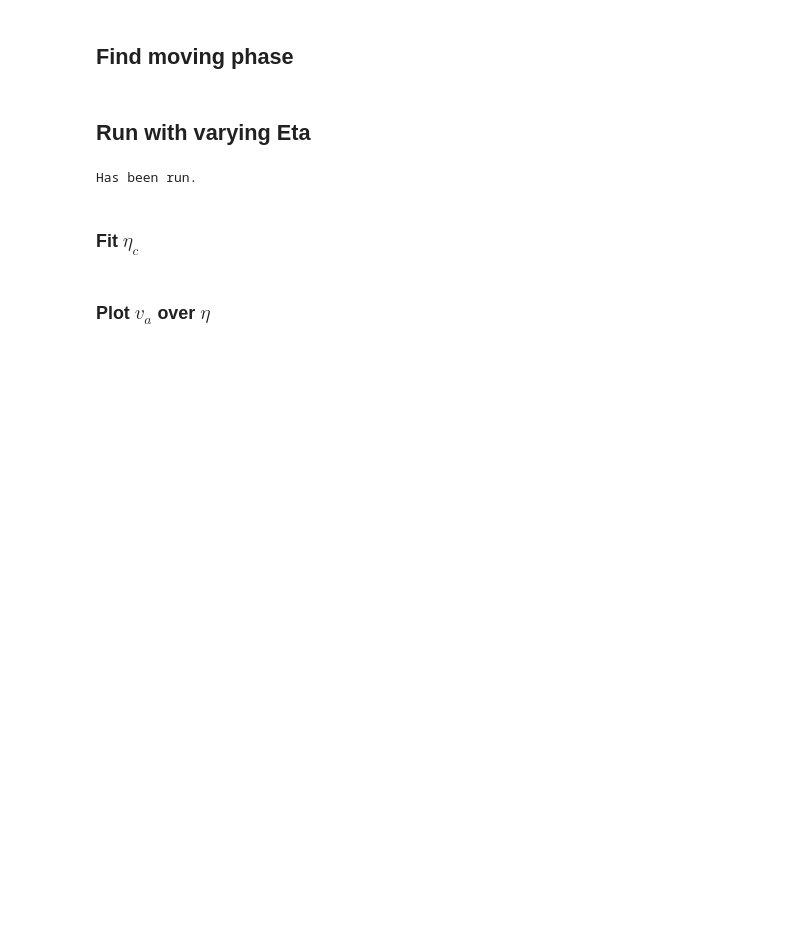
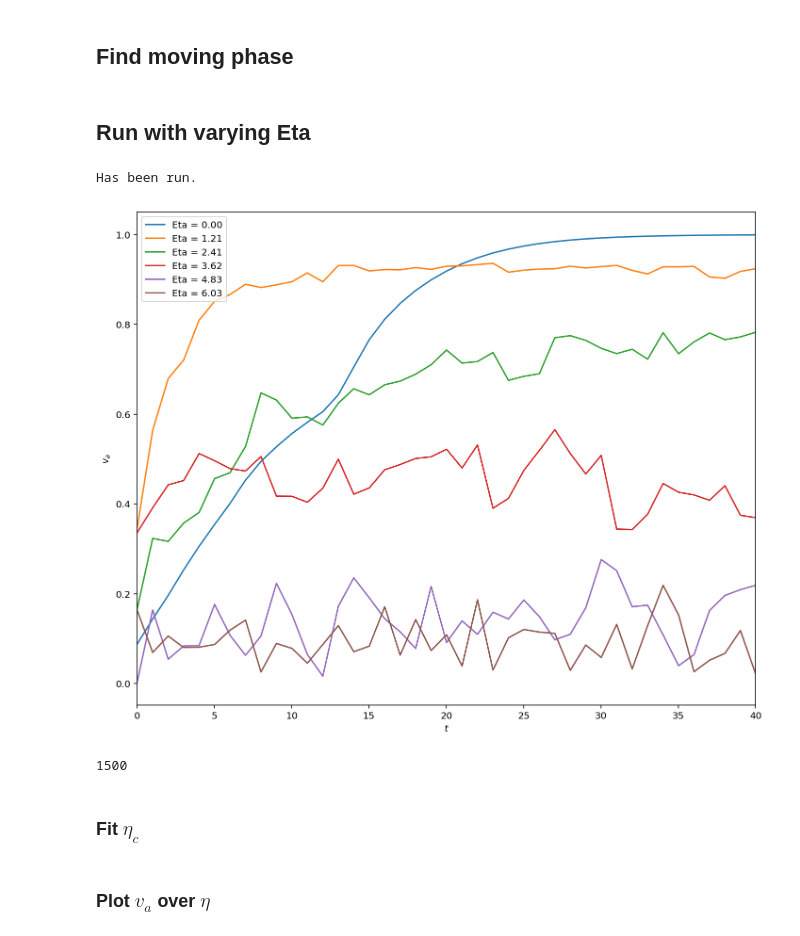
Before and after one commit to mismosmi/idea2birds, a Jupyter notebook: src/evaluate.ipynb, the cells around one changed output. Cells and saved outputs as stored; diff of their text form; code cells hidden in the pictures; blank space fills up the shorter version.

```diff
--- a/src/evaluate.ipynb
+++ b/src/evaluate.ipynb
@@ -47,7 +47,7 @@ HTML(animation.to_html5_video())
 # %% [markdown]
 ## Run with varying Eta
 # %%
-def avg_with_error(f, avg_time):
+def avg_with_error(f, avg_time, va_t = False, eta_index = 0, prerun_time = 500):
     var = np.zeros(avg_time)
     va_avg = 0
     for t in range(avg_time):
@@ -56,17 +56,20 @@ def avg_with_error(f, avg_time):
         var[t] = va_tmp
         f.run()
     va_avg /= avg_time
+    if va_t is not False:
+        va_t[eta_index, prerun_time:] = var
     var = np.sum((var-va_avg)**2 / avg_time)
     return va_avg, var
 # %%
 res = 30
-time = 1500
+prerun_time = 500
 averaging_time = 1000
 repeat = 3
-rho=0.4
+rho=4
 Eta = np.linspace(0.,7.,res)
 N = [50,100,400]
 
+va_t = np.zeros((6, prerun_time+averaging_time))
 
 va = np.zeros((len(N),res))
 vas = np.zeros(repeat)
@@ -76,9 +79,16 @@ for c,n in enumerate(N):
     for i,eta in enumerate(Eta):
         for j in range(repeat):
             f = birds.Flock(n=n,eta=eta,rho=rho)
-            for t in range(time):
+            record_time = (n==100 and i%5==0 and j==0)
+            for t in range(prerun_time):
                 f.run()
-            va_avg, vari = avg_with_error(f, averaging_time)
+                if record_time:
+                    va_t[int(i/5),t]=f.get_va()
+
+            if record_time:
+                va_avg, vari = avg_with_error(f, averaging_time, va_t, int(i/5), prerun_time)
+            else:
+                va_avg, vari = avg_with_error(f, averaging_time)
             vas[j] = va_avg
             variance[j] = vari
         va[c][i] = vas.sum()/repeat
@@ -87,6 +97,20 @@ for c,n in enumerate(N):
 print('Has been run.')
 # %% [output]
 Has been run.
+# %%
+plt.figure(figsize=(10,8))
+x = np.linspace(0,1500,1500)
+for e,vt in enumerate(va_t):
+    plt.plot(x, vt, label='Eta = '+ '%1.2f' % Eta[e*5])
+plt.legend()
+plt.xlim([0, 40])
+plt.xlabel('$t$')
+plt.ylabel('$v_a$')
+plt.show()
+len(x)
+# %% [output]
+[figure, added]
+1500
 # %% [markdown]
 ### Fit $\eta_c$
 # %%
```
Also changed, not shown: parts of 1 cell of this notebook, 1 other file.
